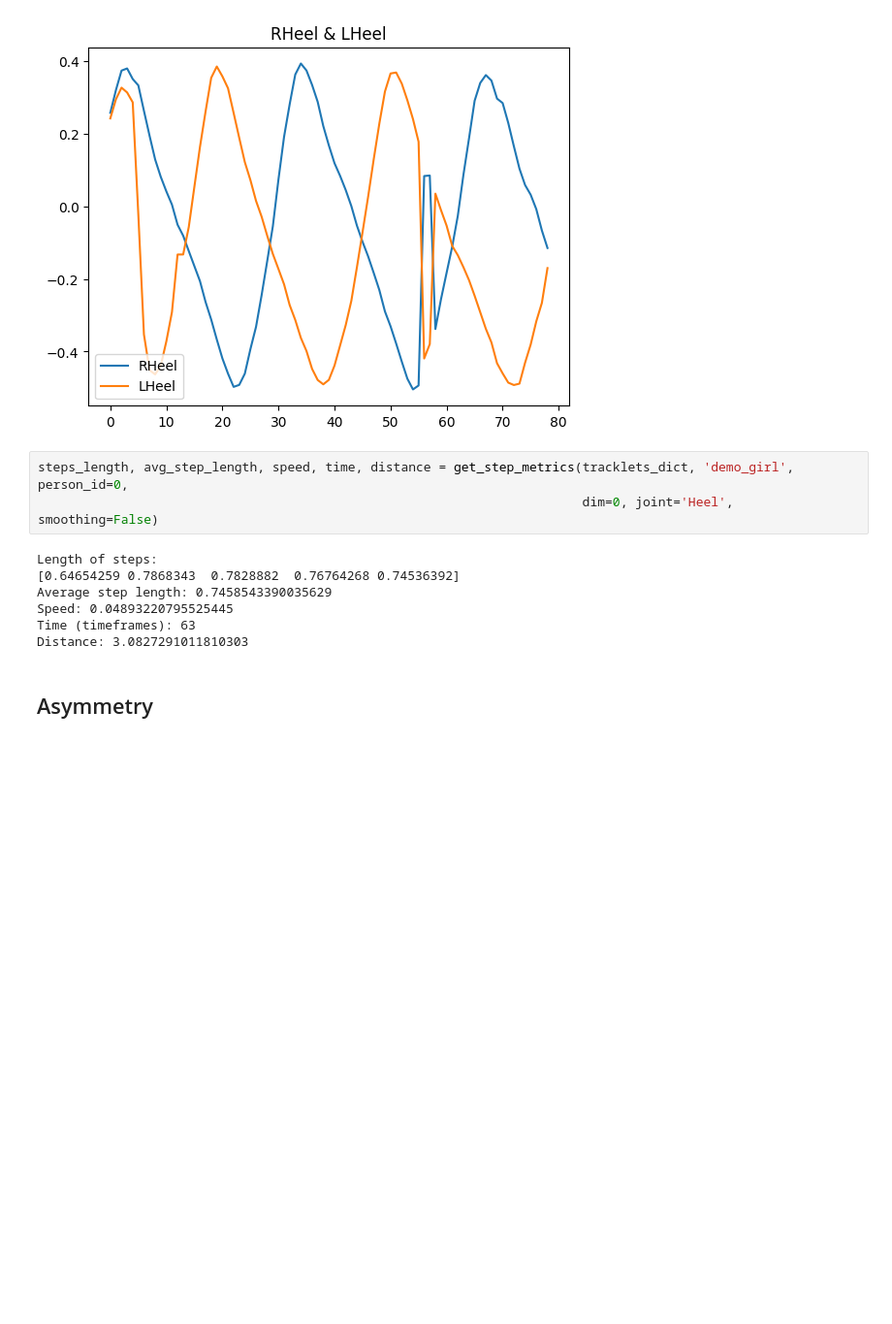
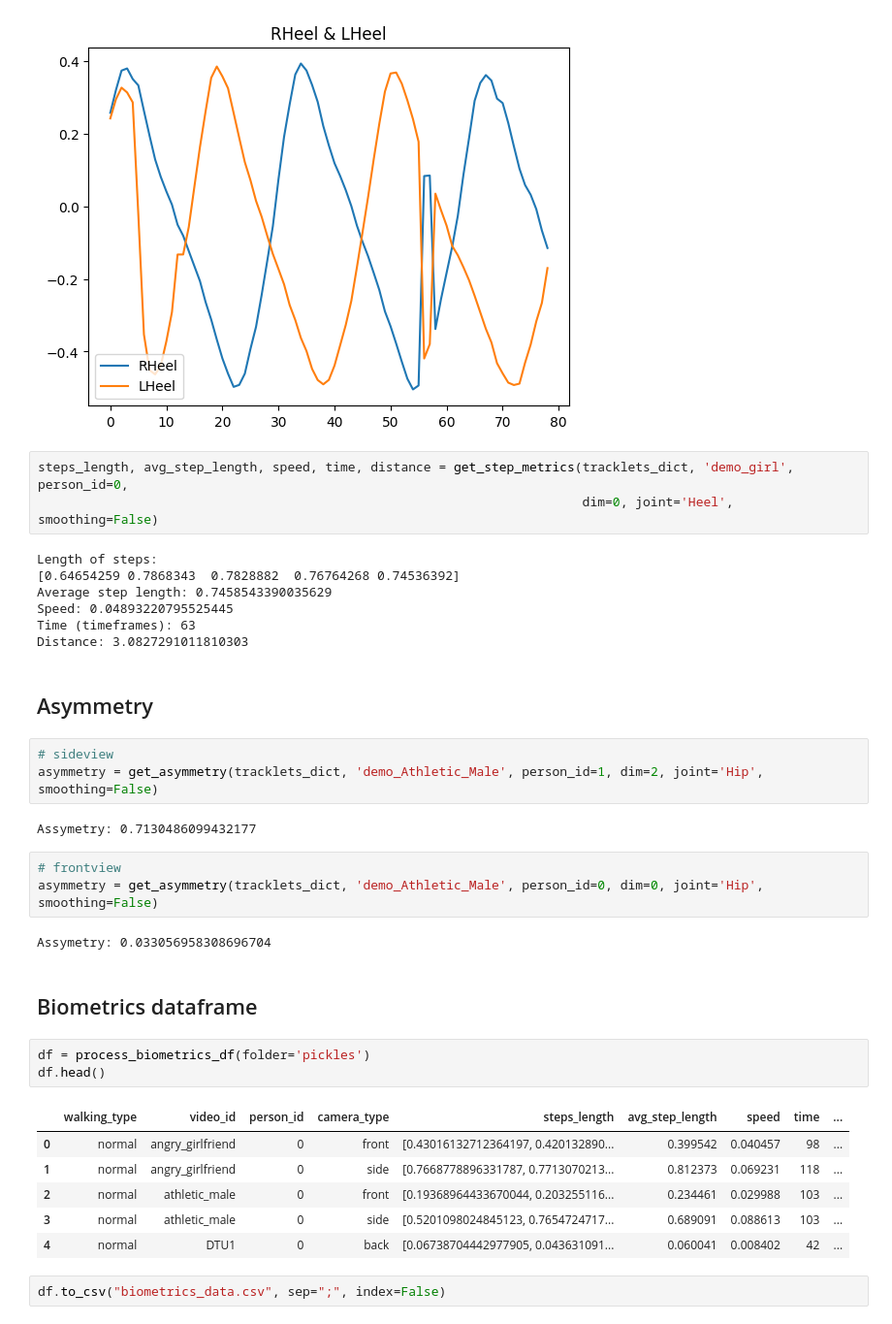
Before and after one commit to hrapek/Biomechanics, a Jupyter notebook: biometrics.ipynb, the cells around one changed output. Shown at 97% size. Drawn from its saved outputs; the diff is of its cells as text; blank space fills up the shorter version.

Commit message:
producing biometrics dataframe and minor fixes

```diff
--- a/biometrics.ipynb
+++ b/biometrics.ipynb
@@ -366,3 +480,27 @@ Time (timeframes): 63
 Distance: 3.0827291011810303
 # %% [markdown]
 ## Asymmetry
+# %%
+# sideview
+asymmetry = get_asymmetry(tracklets_dict, 'demo_Athletic_Male', person_id=1, dim=2, joint='Hip', smoothing=False)
+# %% [output]
+Assymetry: 0.7130486099432177
+# %%
+# frontview
+asymmetry = get_asymmetry(tracklets_dict, 'demo_Athletic_Male', person_id=0, dim=0, joint='Hip', smoothing=False)
+# %% [output]
+Assymetry: 0.033056958308696704
+# %% [markdown]
+## Biometrics dataframe
+# %%
+df = process_biometrics_df(folder='pickles')
+df.head()
+# %% [output]
+|  | walking_type | video_id | person_id | camera_type | steps_length | avg_step_length | speed | time | ... |
+| 0 | normal | angry_girlfriend | 0 | front | [0.43016132712364197, 0.420132890... | 0.399542 | 0.040457 | 98 | ... |
+| 1 | normal | angry_girlfriend | 0 | side | [0.7668778896331787, 0.7713070213... | 0.812373 | 0.069231 | 118 | ... |
+| 2 | normal | athletic_male | 0 | front | [0.19368964433670044, 0.203255116... | 0.234461 | 0.029988 | 103 | ... |
+| 3 | normal | athletic_male | 0 | side | [0.5201098024845123, 0.7654724717... | 0.689091 | 0.088613 | 103 | ... |
+| 4 | normal | DTU1 | 0 | back | [0.06738704442977905, 0.043631091... | 0.060041 | 0.008402 | 42 | ... |
+# %%
+df.to_csv("biometrics_data.csv", sep=";", index=False)
```
Also changed, not shown: parts of 6 cells of this notebook, 32 other files.
